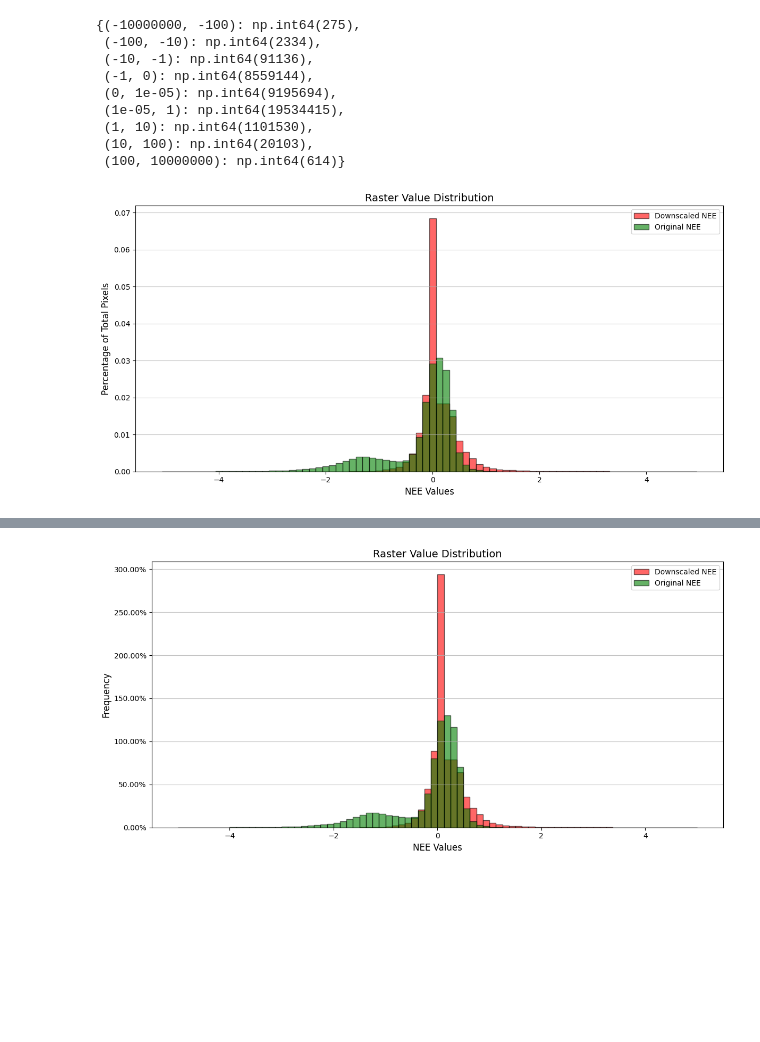
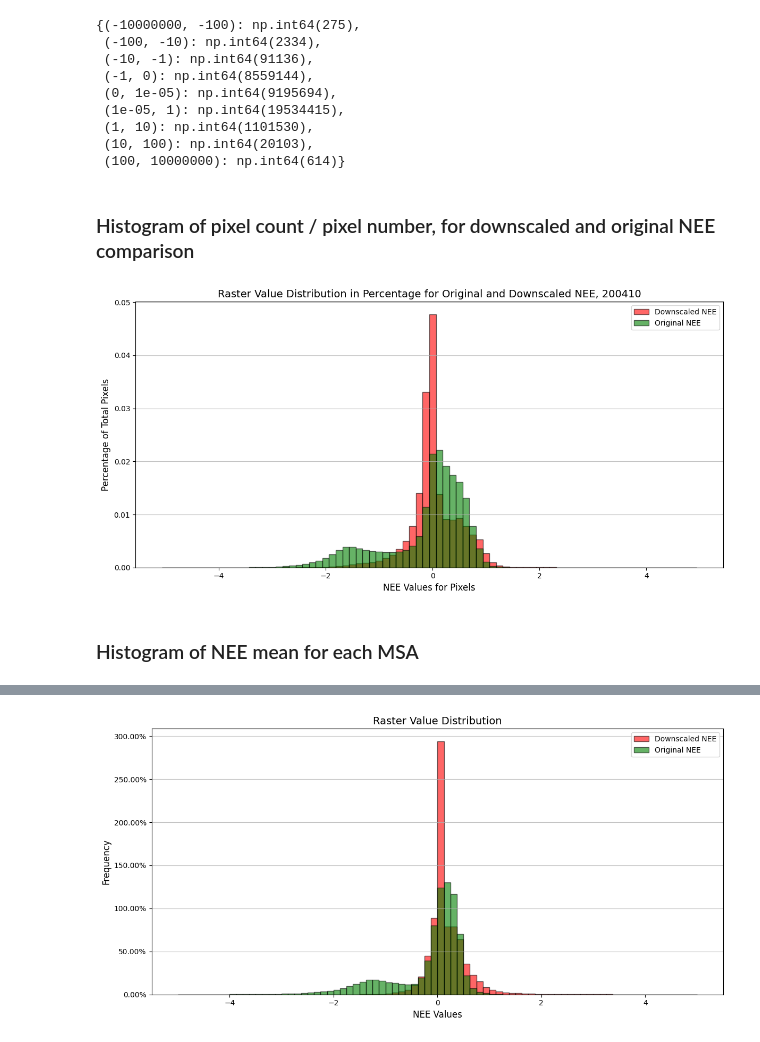
Before and after one commit to qifan-wu/urban_greening_windows, a Jupyter notebook: raster_distribution_check.ipynb, the cells around one changed output, grey strips where cells are left out. Cells and saved outputs as stored; diff of their text form; code cells hidden in the pictures; blank space fills up the shorter version.

```diff
--- a/raster_distribution_check.ipynb
+++ b/raster_distribution_check.ipynb
@@ -14,0 +17,18 @@ nee_file = f'../gis/output/downscaledNEE/downscaledNEE_US_{year_month}.tif'
+# %%
+# get raster value count by range for original NEE
+
+year_month = '200101'
+downscaled_nee_file_path = f'../gis/output/downscaledNEE/downscaledNEE_US_{year_month}.tif'
+
+variable = 'NEE'
+original_nee_file_path = f'../gis/NEE/NEE.RS.FP-NONE.MLM-ALL.METEO-NONE.4320_2160.monthly.{year_month[:4]}.nc'
+
+ds = xr.open_dataset(original_nee_file_path)
+original_nee = ds[variable][int(year_month[4:]) - 1].values
+valid_values = original_nee[~np.isnan(original_nee)]
+
+counts = {}
+bounds = [(-10000000, -100), (-100, -10), (-10, -1), (-1, 0), (0, 0.00001), (0.00001, 1), (1, 10), (10, 100), (100, 10000000)]
+for lower, upper in bounds:
+    counts[(lower, upper)] = np.sum((valid_values >= lower) & (valid_values < upper))
+counts
@@ -15,10 +45,8 @@ nee_file = f'../gis/output/downscaledNEE/downscaledNEE_US_{year_month}.tif'
 # %%
-# get raster value count by range
-raster_file = nee_file
-with rasterio.open(raster_file) as src:
+# get raster value count by range for downscaled NEE
+with rasterio.open(downscaled_nee_file_path) as src:
     raster_data = src.read(1)  # Read the first band
     raster_data = np.where(raster_data == src.nodata, np.nan, raster_data)  # Replace nodata values with NaN
-
 
 valid_values = raster_data[~np.isnan(raster_data)]
 counts = {}
@@ -37,52 +65,56 @@ counts
  (1, 10): np.int64(1101530),
  (10, 100): np.int64(20103),
  (100, 10000000): np.int64(614)}
+# %% [markdown]
+### Histogram of pixel count / pixel number, for downscaled and original NEE comparison
 # %%
 # Plot the pixel count / pixel number histograms
 bins=80
-title="Raster Value Distribution"
-year_month = '200101'
+year_month = '200410'
+title=f"Raster Value Distribution in Percentage for Original and Downscaled NEE, {year_month}"
 x_min = -5
 x_max = 5
 
 
 downscaled_nee_file = f'../gis/output/downscaledNEE/downscaledNEE_US_{year_month}.tif'
-original_nee_file = f'../gis/NEE/NEE.RS.FP-NONE.MLM-ALL.METEO-NONE.4320_2160.monthly.{year_month[:4]}.nc'
+original_nee_file_path = f'../gis/NEE/NEE.RS.FP-NONE.MLM-ALL.METEO-NONE.4320_2160.monthly.{year_month[:4]}.nc'
 
 with rasterio.open(downscaled_nee_file) as src:
     downscaled_nee = src.read(1)  # Read the first band
-    downscaled_nee = np.where(raster_data == src.nodata, np.nan, raster_data)  # Replace nodata values with NaN
+    downscaled_nee = np.where(downscaled_nee == src.nodata, np.nan, downscaled_nee)  # Replace nodata values with NaN
 
 variable = 'NEE'
-ds = xr.open_dataset(original_nee_file)
+ds = xr.open_dataset(original_nee_file_path)
 original_nee = ds[variable][int(year_month[4:]) - 1].values  # Extract data for the specified month
 
 valid_downscaled = downscaled_nee[(~np.isnan(downscaled_nee))]
 valid_original = original_nee[(~np.isnan(original_nee))]
 
 # Calculate total number of pixels in the raster
 total_pixels_downscaled = downscaled_nee.size  # Total pixels (rows * cols)
 total_pixels_original = original_nee.size
 
 # Compute histograms
 hist_downscaled, bin_edges = np.histogram(valid_downscaled, bins=bins, range=(x_min, x_max))
 hist_original, _ = np.histogram(valid_original, bins=bins, range=(x_min, x_max))
 
 # Convert counts to percentages
 hist_downscaled_percentage = hist_downscaled / total_pixels_downscaled
 hist_original_percentage = hist_original / total_pixels_original
 
 # Plot histogram with correct percentages
 plt.figure(figsize=(12, 6))
 plt.bar(bin_edges[:-1], hist_downscaled_percentage, width=np.diff(bin_edges), color='red', alpha=0.6, edgecolor='black', label='Downscaled NEE')
 plt.bar(bin_edges[:-1], hist_original_percentage, width=np.diff(bin_edges), color='green', alpha=0.6, edgecolor='black', label='Original NEE')
 
 plt.title(title, fontsize=14)
-plt.xlabel('NEE Values', fontsize=12)
+plt.xlabel('NEE Values for Pixels', fontsize=12)
 plt.ylabel('Percentage of Total Pixels', fontsize=12)
 plt.legend()
 plt.grid(axis='y', alpha=0.75)
 plt.tight_layout()
 plt.show()
 # %% [output]
-[figure, old version]
+[figure, new version]
+# %% [markdown]
+### Histogram of NEE mean for each MSA
```
Also changed, not shown: parts of 17 cells of this notebook.
